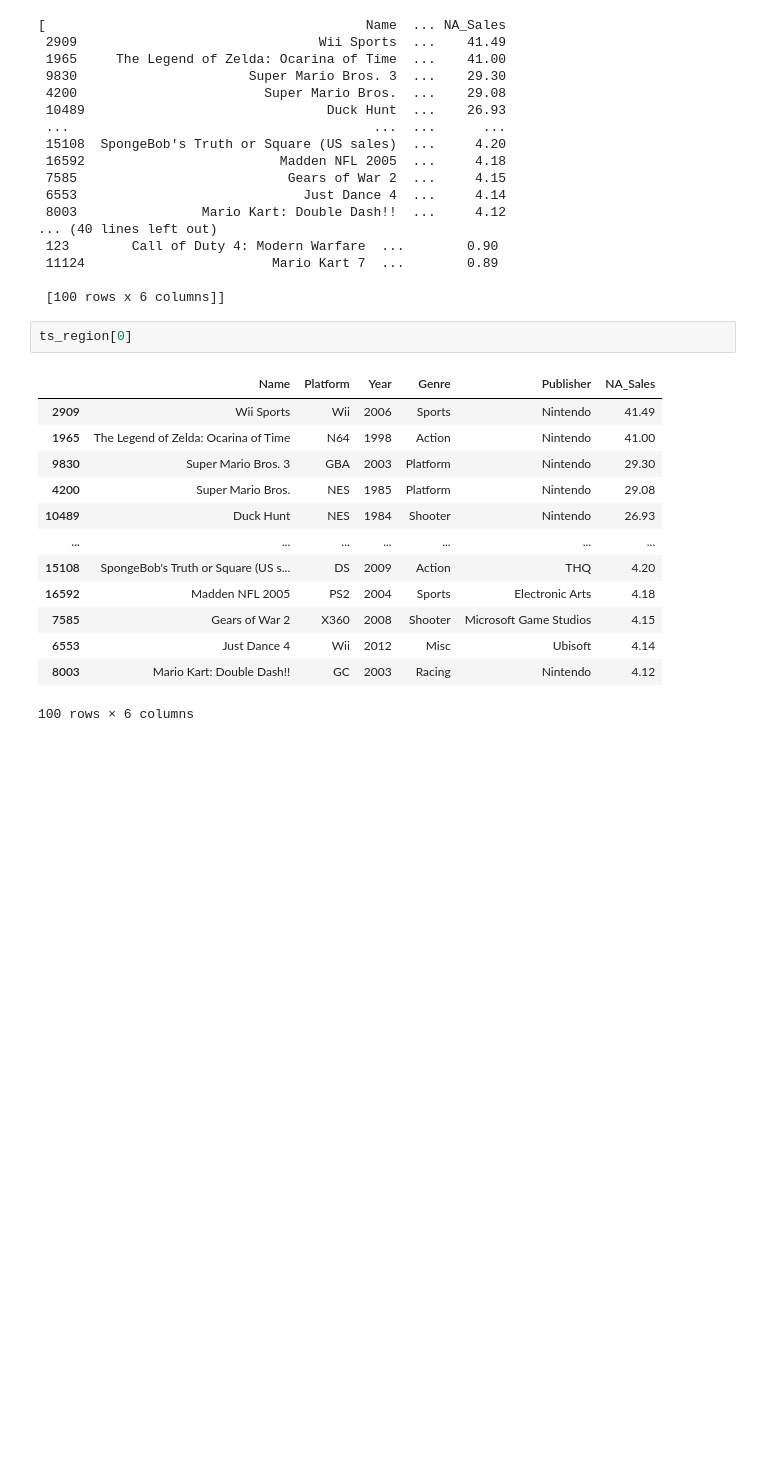
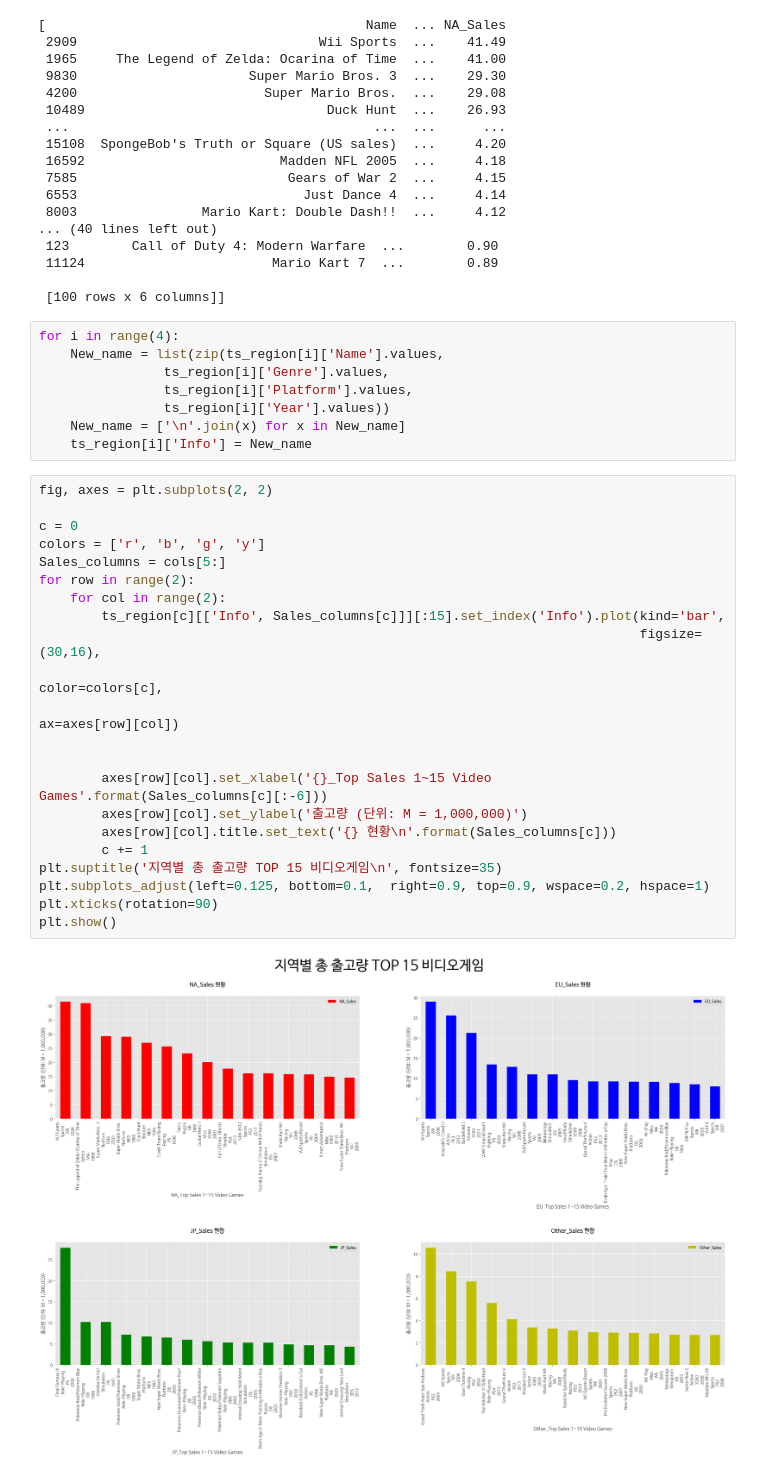
Before and after one commit to comsa33/AI_07_session_1_project_-, a Jupyter notebook: ai_07_이루오.ipynb, the cells around one changed output. Drawn from its saved outputs; the diff is of its cells as text; blank space fills up the shorter version.

```diff
--- a/ai_07_이루오.ipynb
+++ b/ai_07_이루오.ipynb
@@ -600,19 +600,35 @@ ts_region
  11124                        Mario Kart 7  ...        0.89
 
  [100 rows x 6 columns]]
-# %%
-ts_region[0]
-# %% [output]
-|  | Name | Platform | Year | Genre | Publisher | NA_Sales |
-| 2909 | Wii Sports | Wii | 2006 | Sports | Nintendo | 41.49 |
-| 1965 | The Legend of Zelda: Ocarina of Time | N64 | 1998 | Action | Nintendo | 41.00 |
-| 9830 | Super Mario Bros. 3 | GBA | 2003 | Platform | Nintendo | 29.30 |
-| 4200 | Super Mario Bros. | NES | 1985 | Platform | Nintendo | 29.08 |
-| 10489 | Duck Hunt | NES | 1984 | Shooter | Nintendo | 26.93 |
-| ... | ... | ... | ... | ... | ... | ... |
-| 15108 | SpongeBob's Truth or Square (US s... | DS | 2009 | Action | THQ | 4.20 |
-| 16592 | Madden NFL 2005 | PS2 | 2004 | Sports | Electronic Arts | 4.18 |
-| 7585 | Gears of War 2 | X360 | 2008 | Shooter | Microsoft Game Studios | 4.15 |
-| 6553 | Just Dance 4 | Wii | 2012 | Misc | Ubisoft | 4.14 |
-| 8003 | Mario Kart: Double Dash!! | GC | 2003 | Racing | Nintendo | 4.12 |
-100 rows × 6 columns
+# %%
+for i in range(4):
+    New_name = list(zip(ts_region[i]['Name'].values,
+                ts_region[i]['Genre'].values,
+                ts_region[i]['Platform'].values,
+                ts_region[i]['Year'].values))
+    New_name = ['\n'.join(x) for x in New_name]
+    ts_region[i]['Info'] = New_name
+# %%
+fig, axes = plt.subplots(2, 2)
+
+c = 0
+colors = ['r', 'b', 'g', 'y']
+Sales_columns = cols[5:]
+for row in range(2):
+    for col in range(2):
+        ts_region[c][['Info', Sales_columns[c]]][:15].set_index('Info').plot(kind='bar',
+                                                                             figsize=(30,16),
+                                                                             color=colors[c],
+                                                                             ax=axes[row][col])
+
+
+        axes[row][col].set_xlabel('{}_Top Sales 1~15 Video Games'.format(Sales_columns[c][:-6]))
+        axes[row][col].set_ylabel('출고량 (단위: M = 1,000,000)')
+        axes[row][col].title.set_text('{} 현황\n'.format(Sales_columns[c]))
+        c += 1
+plt.suptitle('지역별 총 출고량 TOP 15 비디오게임\n', fontsize=35)
+plt.subplots_adjust(left=0.125, bottom=0.1,  right=0.9, top=0.9, wspace=0.2, hspace=1)
+plt.xticks(rotation=90)
+plt.show()
+# %% [output]
+[figure, added]
```
